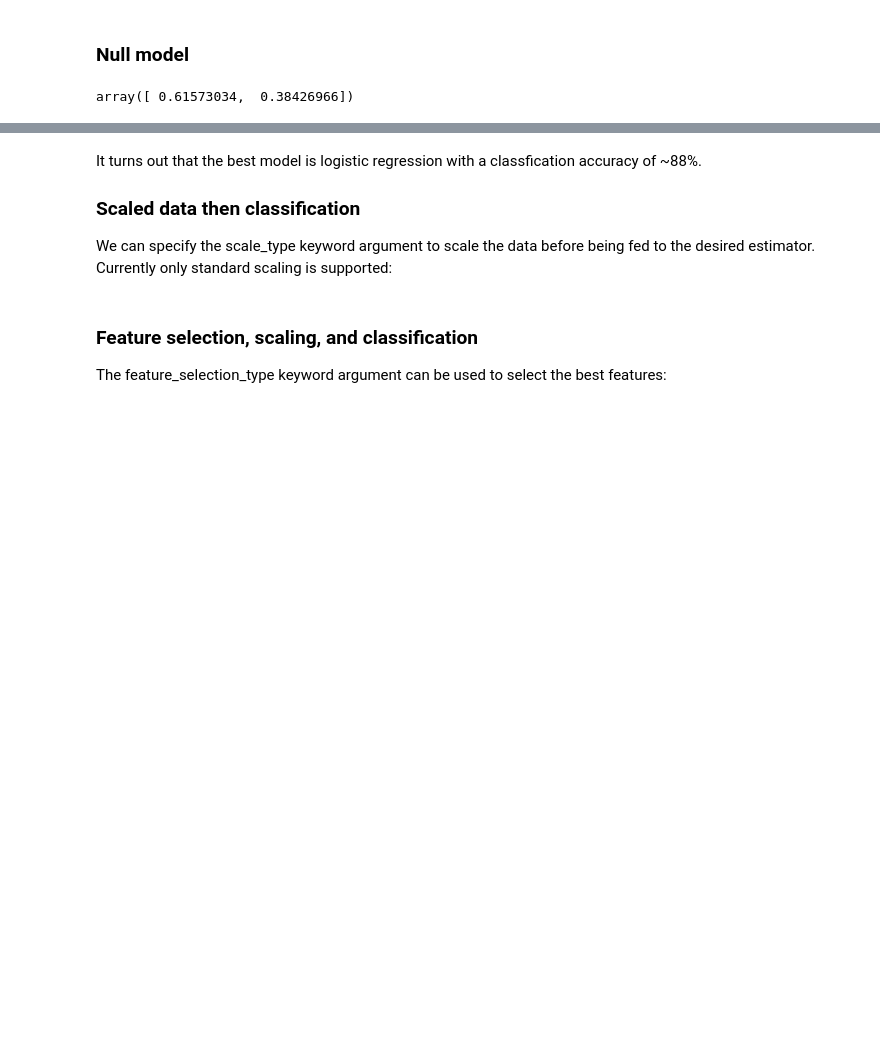
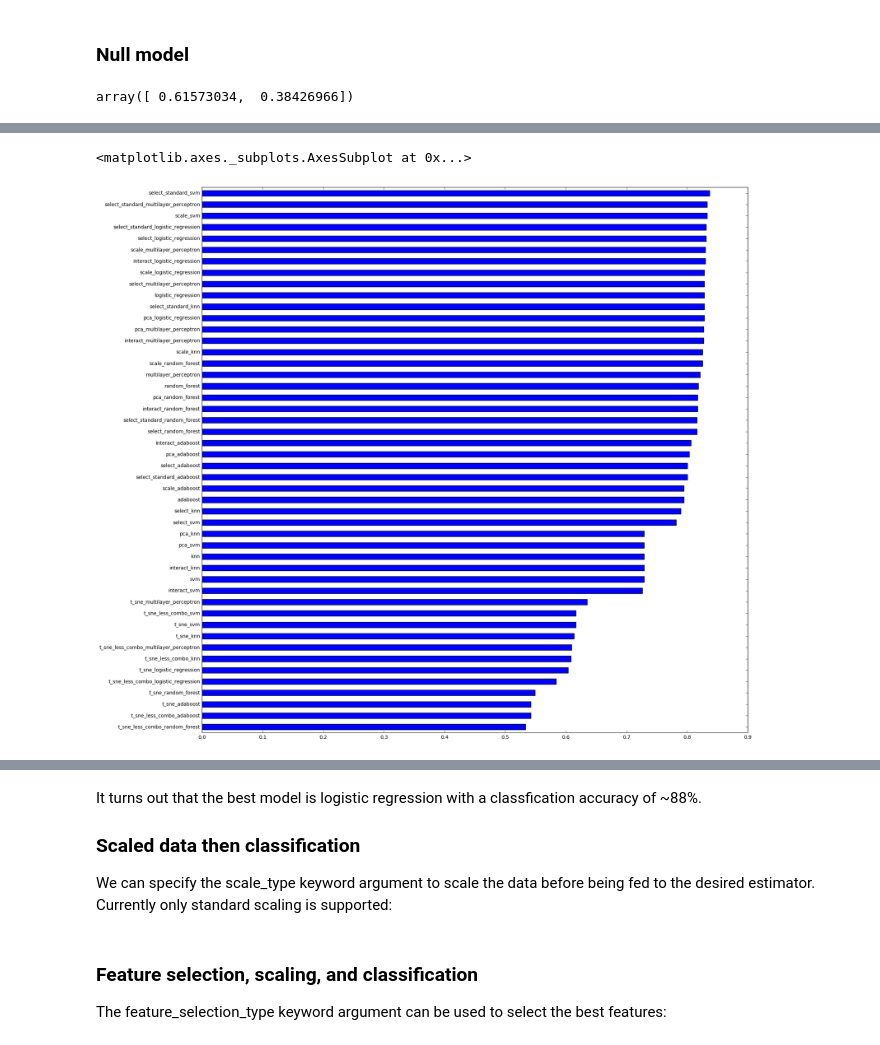
Before and after one commit to JaggedParadigm/pyplearnr, a Jupyter notebook: data_science_lib_demo.ipynb, the cells around one changed output, grey strips where cells are left out. Saved outputs shown, nothing was run; the diff lists cells and outputs as text; code cells hidden in the pictures; blank space fills up the shorter version.

```diff
--- a/data_science_lib_demo.ipynb
+++ b/data_science_lib_demo.ipynb
@@ -288,13 +108,0 @@ We can loop through and pick the best model like this:
-# %%
-%%time
-reload(dsl)
-
-# Set model names to iterate over
-model_names = ['knn','logistic_regression','svm','multilayer_perceptron','random_forest','adaboost']
-
-# Cross-validate each model
-for model_name in model_names:
-    models[model_name] = dsl.train_model(X,y,
-                                    use_default_param_dist=True,
-                                    random_state=6,
-                                    estimator=model_name)
@@ -310,0 +113,4 @@ print best_model,max_score, '\n\n',models[best_model].classification_report
+# %%
+import data_science_lib as dsl
+
+optimized_pipelines = {}
@@ -310,0 +908,14 @@ print best_model,max_score, '\n\n',models[best_model].classification_report
+# %%
+model_indices = optimized_pipelines.keys()
+train_scores = [value.train_score_ for key,value in optimized_pipelines.iteritems()]
+test_scores = [value.test_score_ for key,value in optimized_pipelines.iteritems()]
+
+score_df = pd.DataFrame({'training_score':train_scores,'test_score':test_scores},index=model_indices)
+# %%
+score_df['test-train'] = score_df['test_score']-score_df['training_score']
+# %%
+%matplotlib inline
+score_df['training_score'].sort_values().plot(kind='barh',figsize=(20,20))
+# %% [output]
+<matplotlib.axes._subplots.AxesSubplot at 0x...>
+[figure, added]
```
Also changed, not shown: parts of 72 cells of this notebook, 2 other files.
